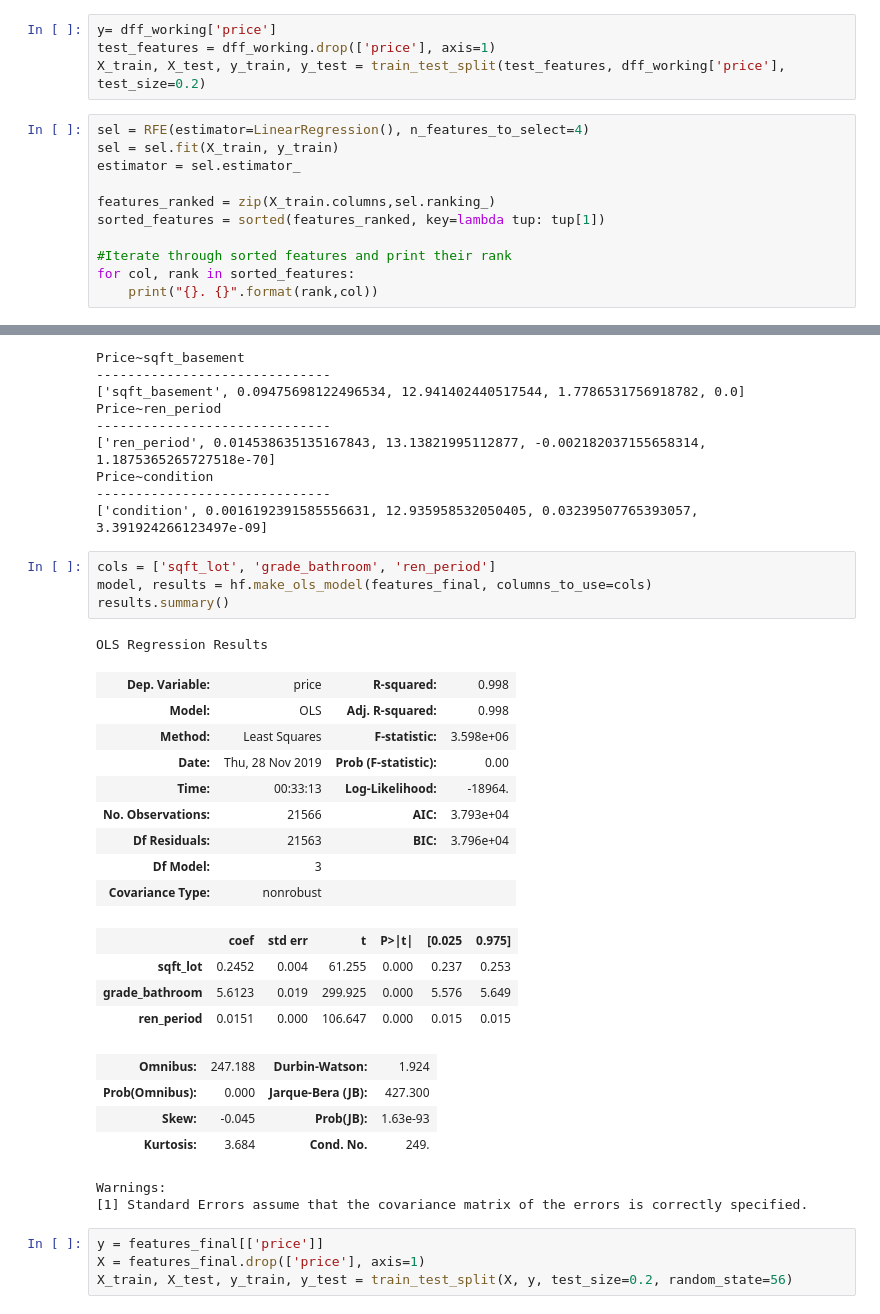
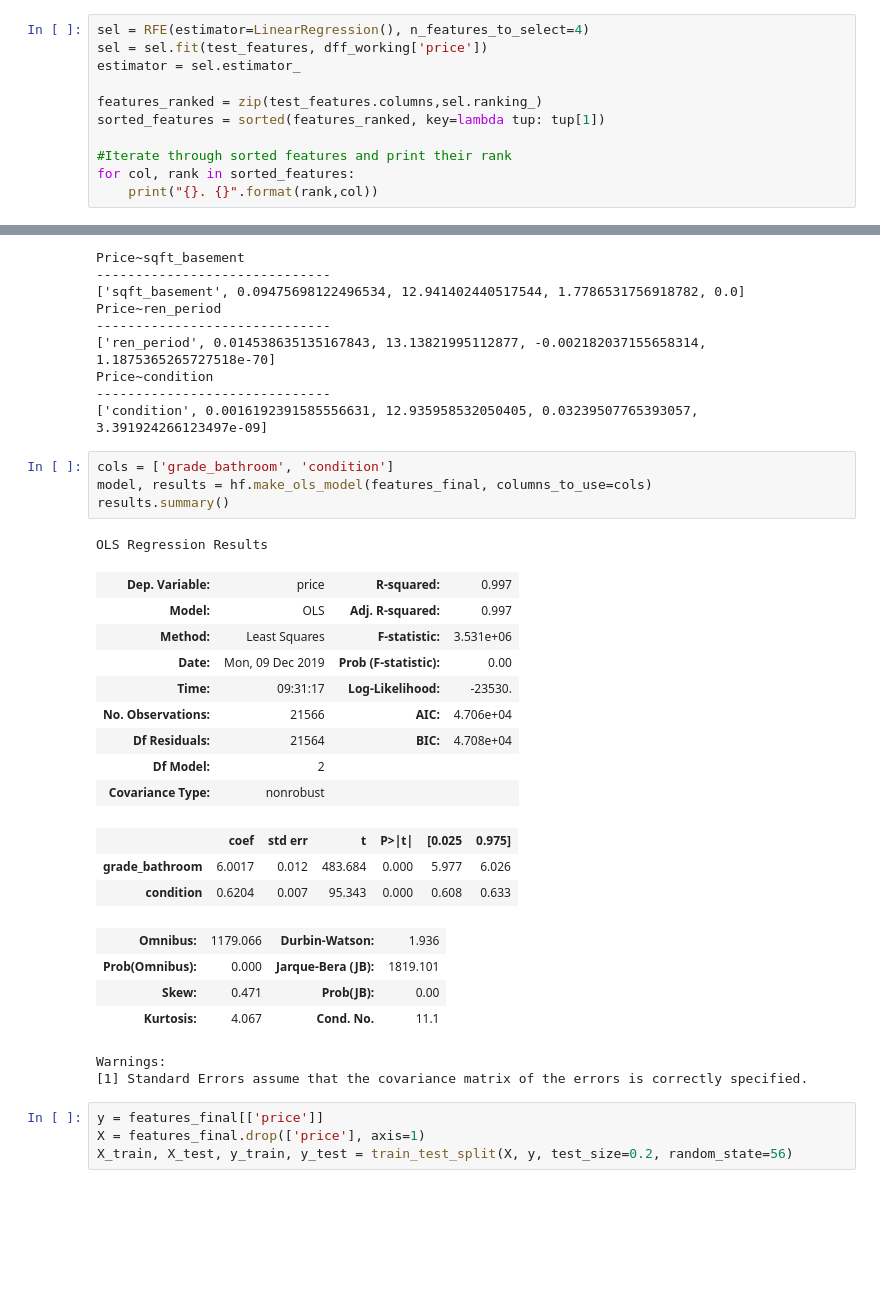
Before and after one commit to Cheffrey2000/Real-Estate-Price_Prediction, a Jupyter notebook: Jeffrey Hinkle KC Housing Data Analysis.ipynb, the cells around one changed output, grey strips where cells are left out. Cells and saved outputs as stored; diff of their text form; blank space fills up the shorter version.

Commit message:
update model

```diff
--- a/Jeffrey Hinkle KC Housing Data Analysis.ipynb
+++ b/Jeffrey Hinkle KC Housing Data Analysis.ipynb
@@ -683,16 +683,12 @@ dff_working = dff_working.drop('date', axis=1)
 # %% [markdown]
 Here we are using scikit learn's recursive feature elimination to help
 determine which features to select for our model.
-# %%
-y= dff_working['price']
-test_features = dff_working.drop(['price'], axis=1)
-X_train, X_test, y_train, y_test = train_test_split(test_features, dff_working['price'], test_size=0.2)
 # %%
 sel = RFE(estimator=LinearRegression(), n_features_to_select=4)
-sel = sel.fit(X_train, y_train)
+sel = sel.fit(test_features, dff_working['price'])
 estimator = sel.estimator_
 
-features_ranked = zip(X_train.columns,sel.ranking_)
+features_ranked = zip(test_features.columns,sel.ranking_)
 sorted_features = sorted(features_ranked, key=lambda tup: tup[1])
 
 #Iterate through sorted features and print their rank
@@ -910,28 +892,27 @@ Price~condition
 ------------------------------
 ['condition', 0.0016192391585556631, 12.935958532050405, 0.03239507765393057, 3.391924266123497e-09]
 # %%
-cols = ['sqft_lot', 'grade_bathroom', 'ren_period']
+cols = ['grade_bathroom', 'condition']
 model, results = hf.make_ols_model(features_final, columns_to_use=cols)
 results.summary()
 # %% [output]
 OLS Regression Results
-| Dep. Variable: | price | R-squared: | 0.998 |
-| Model: | OLS | Adj. R-squared: | 0.998 |
-| Method: | Least Squares | F-statistic: | 3.598e+06 |
-| Date: | Thu, 28 Nov 2019 | Prob (F-statistic): | 0.00 |
-| Time: | 00:33:13 | Log-Likelihood: | -18964. |
-| No. Observations: | 21566 | AIC: | 3.793e+04 |
-| Df Residuals: | 21563 | BIC: | 3.796e+04 |
-| Df Model: | 3 |  |  |
+| Dep. Variable: | price | R-squared: | 0.997 |
+| Model: | OLS | Adj. R-squared: | 0.997 |
+| Method: | Least Squares | F-statistic: | 3.531e+06 |
+| Date: | Mon, 09 Dec 2019 | Prob (F-statistic): | 0.00 |
+| Time: | 09:31:17 | Log-Likelihood: | -23530. |
+| No. Observations: | 21566 | AIC: | 4.706e+04 |
+| Df Residuals: | 21564 | BIC: | 4.708e+04 |
+| Df Model: | 2 |  |  |
 | Covariance Type: | nonrobust |  |  |
 |  | coef | std err | t | P>|t| | [0.025 | 0.975] |
-| sqft_lot | 0.2452 | 0.004 | 61.255 | 0.000 | 0.237 | 0.253 |
-| grade_bathroom | 5.6123 | 0.019 | 299.925 | 0.000 | 5.576 | 5.649 |
-| ren_period | 0.0151 | 0.000 | 106.647 | 0.000 | 0.015 | 0.015 |
+| grade_bathroom | 6.0017 | 0.012 | 483.684 | 0.000 | 5.977 | 6.026 |
+| condition | 0.6204 | 0.007 | 95.343 | 0.000 | 0.608 | 0.633 |
-| Omnibus: | 247.188 | Durbin-Watson: | 1.924 |
-| Prob(Omnibus): | 0.000 | Jarque-Bera (JB): | 427.300 |
-| Skew: | -0.045 | Prob(JB): | 1.63e-93 |
-| Kurtosis: | 3.684 | Cond. No. | 249. |
+| Omnibus: | 1179.066 | Durbin-Watson: | 1.936 |
+| Prob(Omnibus): | 0.000 | Jarque-Bera (JB): | 1819.101 |
+| Skew: | 0.471 | Prob(JB): | 0.00 |
+| Kurtosis: | 4.067 | Cond. No. | 11.1 |
 Warnings:
 [1] Standard Errors assume that the covariance matrix of the errors is correctly specified.
 # %%
```
Also changed, not shown: parts of 11 cells of this notebook.
